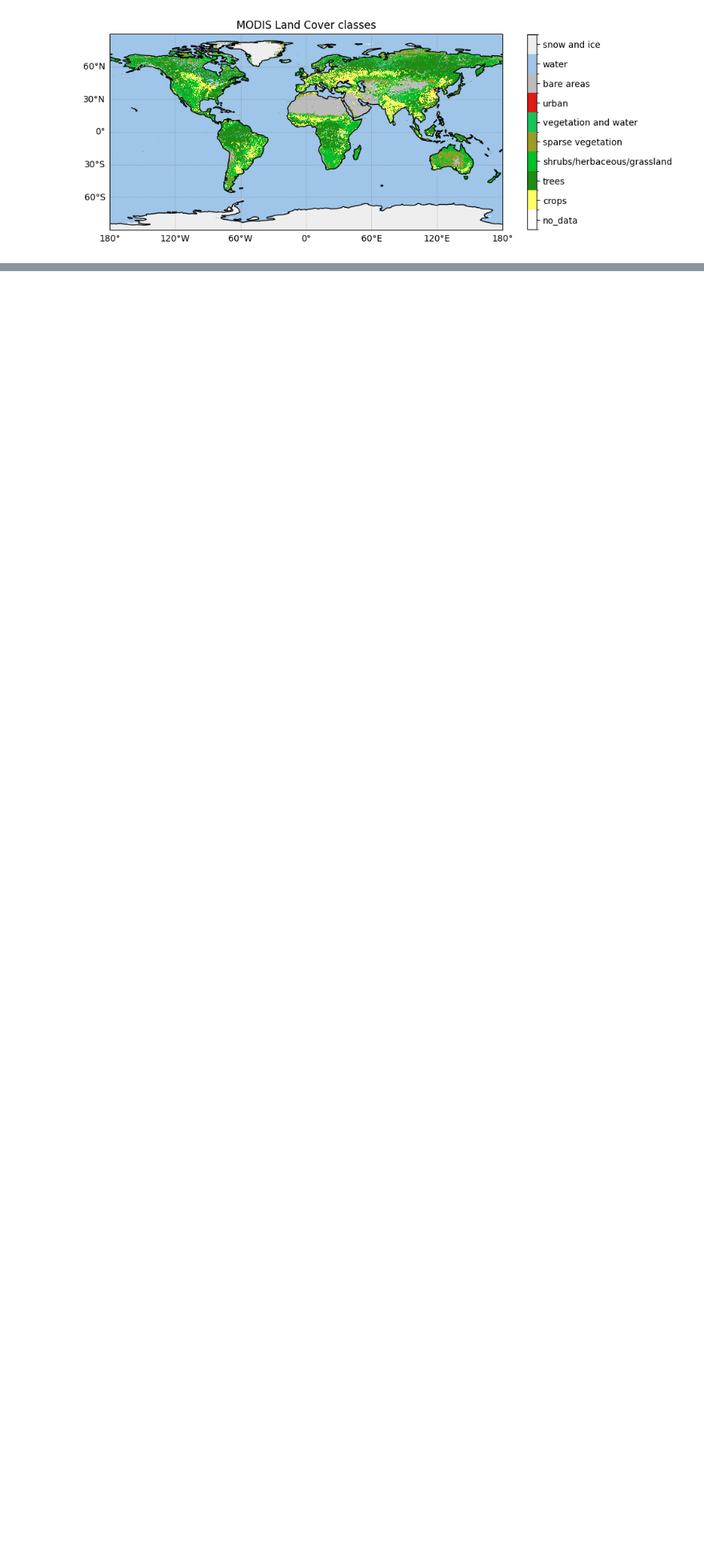
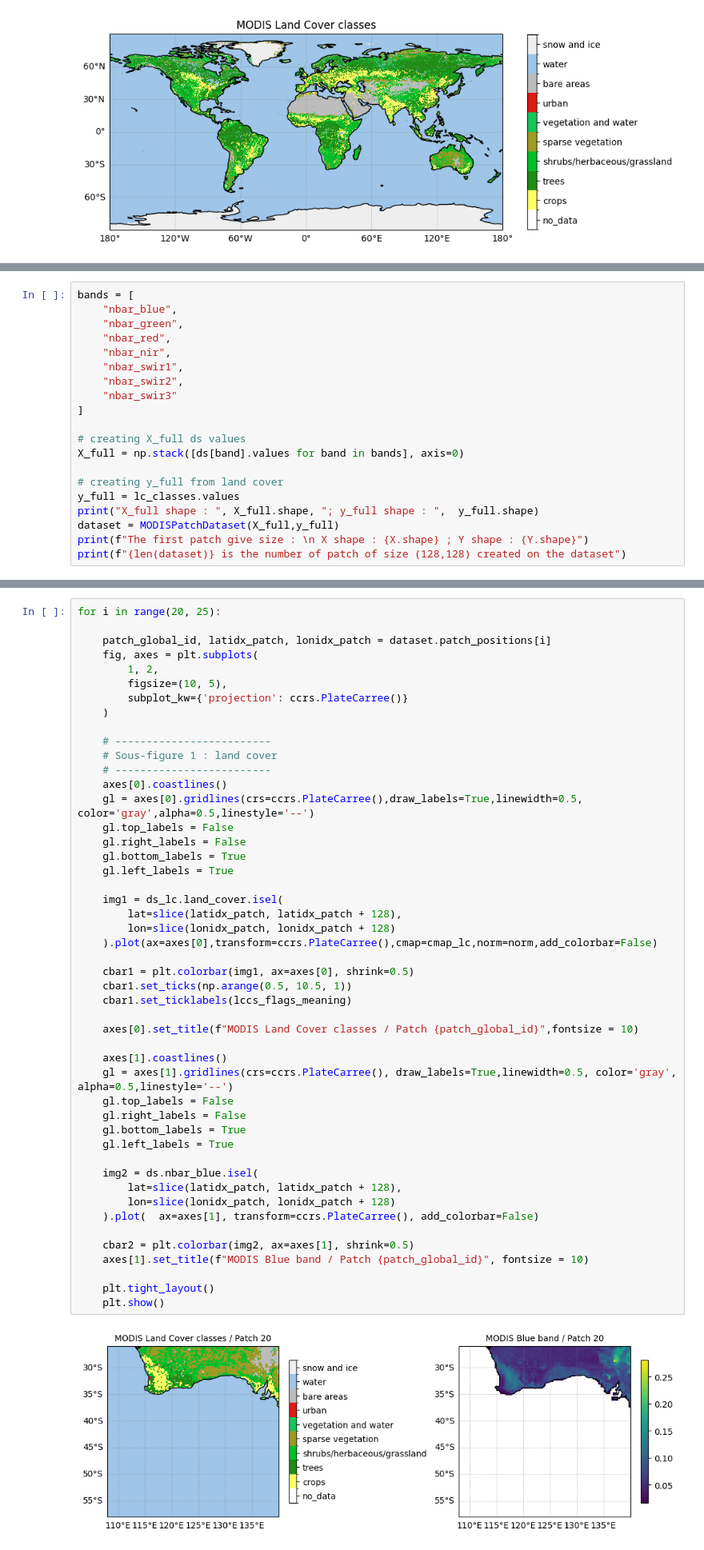
Before and after one commit to sorbonnescai/2026_bootcamp_spatial, a Jupyter notebook: projects/project1_land_cover_modis.ipynb, the cells around one changed output, grey strips where cells are left out. Shown at 80% size. Cells and saved outputs as stored; diff of their text form; blank space fills up the shorter version.

```diff
--- a/projects/project1_land_cover_modis.ipynb
+++ b/projects/project1_land_cover_modis.ipynb
@@ -262,0 +303,20 @@ Text(0.5, 1.0, 'MODIS Land Cover classes')
+# %%
+bands = [
+    "nbar_blue",
+    "nbar_green",
+    "nbar_red",
+    "nbar_nir",
+    "nbar_swir1",
+    "nbar_swir2",
+    "nbar_swir3"
+]
+
+# creating X_full ds values
+X_full = np.stack([ds[band].values for band in bands], axis=0)
+
+# creating y_full from land cover
+y_full = lc_classes.values
+print("X_full shape : ", X_full.shape, "; y_full shape : ",  y_full.shape)
+dataset = MODISPatchDataset(X_full,y_full)
+print(f"The first patch give size : \n X shape : {X.shape} ; Y shape : {Y.shape}")
+print(f"{len(dataset)} is the number of patch of size (128,128) created on the dataset")
@@ -262,0 +330,50 @@ Text(0.5, 1.0, 'MODIS Land Cover classes')
+# %%
+for i in range(20, 25):
+
+    patch_global_id, latidx_patch, lonidx_patch = dataset.patch_positions[i]
+    fig, axes = plt.subplots(
+        1, 2,
+        figsize=(10, 5),
+        subplot_kw={'projection': ccrs.PlateCarree()}
+    )
+
+    # -------------------------
+    # Sous-figure 1 : land cover
+    # -------------------------
+    axes[0].coastlines()
+    gl = axes[0].gridlines(crs=ccrs.PlateCarree(),draw_labels=True,linewidth=0.5, color='gray',alpha=0.5,linestyle='--')
+    gl.top_labels = False
+    gl.right_labels = False
+    gl.bottom_labels = True
+    gl.left_labels = True
+
+    img1 = ds_lc.land_cover.isel(
+        lat=slice(latidx_patch, latidx_patch + 128),
+        lon=slice(lonidx_patch, lonidx_patch + 128)
+    ).plot(ax=axes[0],transform=ccrs.PlateCarree(),cmap=cmap_lc,norm=norm,add_colorbar=False)
+
+    cbar1 = plt.colorbar(img1, ax=axes[0], shrink=0.5)
+    cbar1.set_ticks(np.arange(0.5, 10.5, 1))
+    cbar1.set_ticklabels(lccs_flags_meaning)
+
+    axes[0].set_title(f"MODIS Land Cover classes / Patch {patch_global_id}",fontsize = 10)
+
+    axes[1].coastlines()
+    gl = axes[1].gridlines(crs=ccrs.PlateCarree(), draw_labels=True,linewidth=0.5, color='gray',  alpha=0.5,linestyle='--')
+    gl.top_labels = False
+    gl.right_labels = False
+    gl.bottom_labels = True
+    gl.left_labels = True
+
+    img2 = ds.nbar_blue.isel(
+        lat=slice(latidx_patch, latidx_patch + 128),
+        lon=slice(lonidx_patch, lonidx_patch + 128)
+    ).plot(  ax=axes[1], transform=ccrs.PlateCarree(), add_colorbar=False)
+
+    cbar2 = plt.colorbar(img2, ax=axes[1], shrink=0.5)
+    axes[1].set_title(f"MODIS Blue band / Patch {patch_global_id}", fontsize = 10)
+
+    plt.tight_layout()
+    plt.show()
+# %% [output]
+[figure, added]
```
Also changed, not shown: parts of 6 cells of this notebook.
